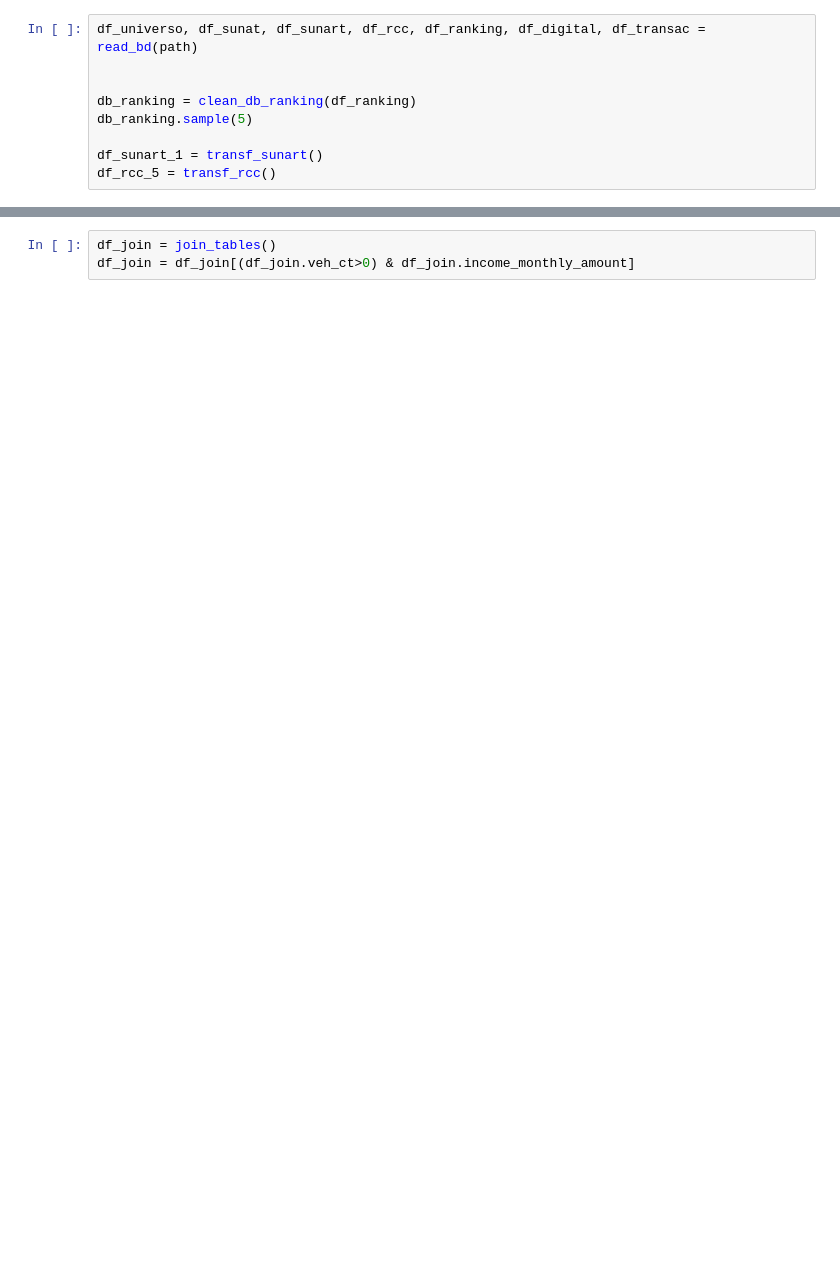
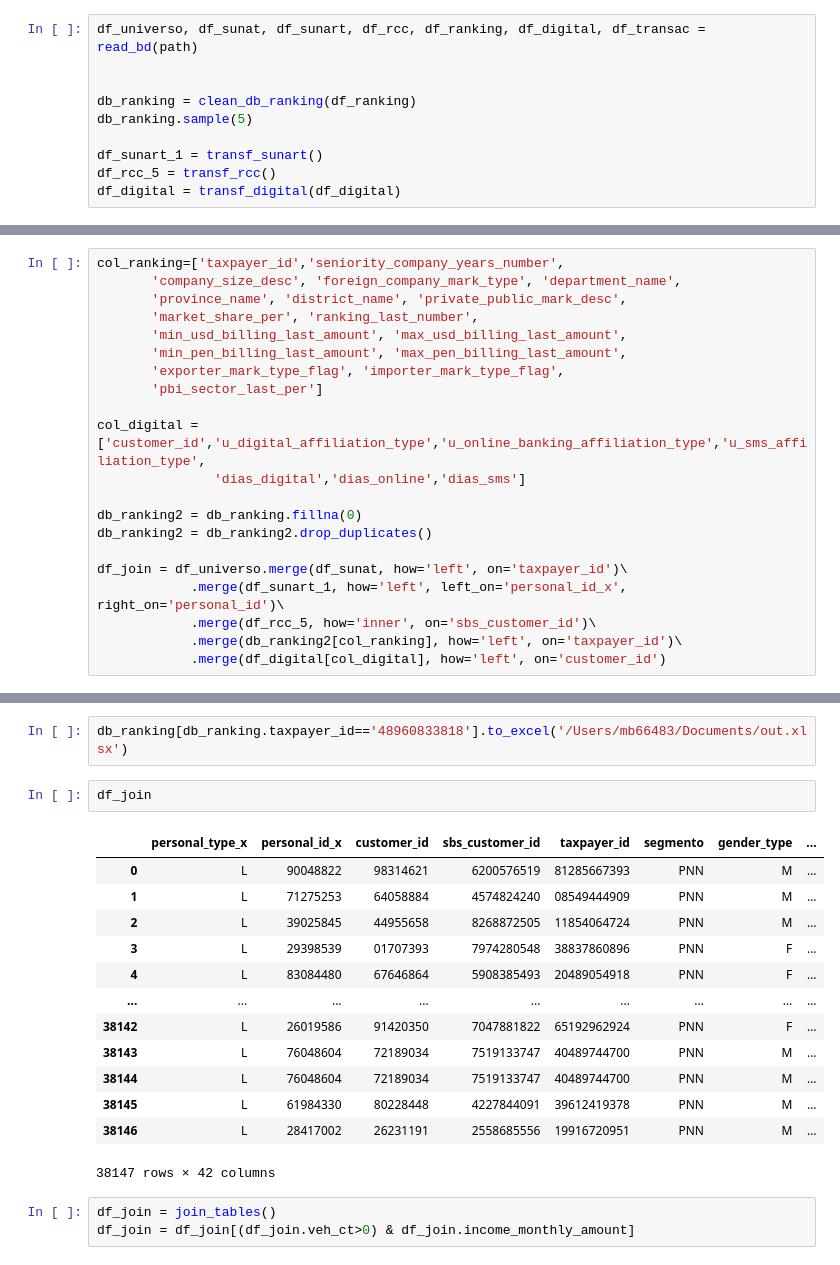
Before and after one commit to Benjacho/credito_pyme_bbva, a Jupyter notebook: APYME_Main.ipynb, the cells around one changed output, grey strips where cells are left out. Drawn from its saved outputs; the diff is of its cells as text; blank space fills up the shorter version.

```diff
--- a/APYME_Main.ipynb
+++ b/APYME_Main.ipynb
@@ -10,3 +12,4 @@ db_ranking.sample(5)
 
 df_sunart_1 = transf_sunart()
 df_rcc_5 = transf_rcc()
+df_digital = transf_digital(df_digital)
@@ -12,0 +24,21 @@ df_rcc_5 = transf_rcc()
+# %%
+col_ranking=['taxpayer_id','seniority_company_years_number',
+       'company_size_desc', 'foreign_company_mark_type', 'department_name',
+       'province_name', 'district_name', 'private_public_mark_desc',
+       'market_share_per', 'ranking_last_number',
+       'min_usd_billing_last_amount', 'max_usd_billing_last_amount',
+       'min_pen_billing_last_amount', 'max_pen_billing_last_amount',
+       'exporter_mark_type_flag', 'importer_mark_type_flag',
+       'pbi_sector_last_per']
+
+col_digital = ['customer_id','u_digital_affiliation_type','u_online_banking_affiliation_type','u_sms_affiliation_type',
+               'dias_digital','dias_online','dias_sms']
+
+db_ranking2 = db_ranking.fillna(0)
+db_ranking2 = db_ranking2.drop_duplicates()
+
+df_join = df_universo.merge(df_sunat, how='left', on='taxpayer_id')\
+            .merge(df_sunart_1, how='left', left_on='personal_id_x', right_on='personal_id')\
+            .merge(df_rcc_5, how='inner', on='sbs_customer_id')\
+            .merge(db_ranking2[col_ranking], how='left', on='taxpayer_id')\
+            .merge(df_digital[col_digital], how='left', on='customer_id')
@@ -13,3 +159,21 @@ df_rcc_5 = transf_rcc()
+# %%
+db_ranking[db_ranking.taxpayer_id=='48960833818'].to_excel('/Users/mb66483/Documents/out.xlsx')
+# %%
+df_join
+# %% [output]
+|  | personal_type_x | personal_id_x | customer_id | sbs_customer_id | taxpayer_id | segmento | gender_type | ... |
+| 0 | L | 90048822 | 98314621 | 6200576519 | 81285667393 | PNN | M | ... |
+| 1 | L | 71275253 | 64058884 | 4574824240 | 08549444909 | PNN | M | ... |
+| 2 | L | 39025845 | 44955658 | 8268872505 | 11854064724 | PNN | M | ... |
+| 3 | L | 29398539 | 01707393 | 7974280548 | 38837860896 | PNN | F | ... |
+| 4 | L | 83084480 | 67646864 | 5908385493 | 20489054918 | PNN | F | ... |
+| ... | ... | ... | ... | ... | ... | ... | ... | ... |
+| 38142 | L | 26019586 | 91420350 | 7047881822 | 65192962924 | PNN | F | ... |
+| 38143 | L | 76048604 | 72189034 | 7519133747 | 40489744700 | PNN | M | ... |
+| 38144 | L | 76048604 | 72189034 | 7519133747 | 40489744700 | PNN | M | ... |
+| 38145 | L | 61984330 | 80228448 | 4227844091 | 39612419378 | PNN | M | ... |
+| 38146 | L | 28417002 | 26231191 | 2558685556 | 19916720951 | PNN | M | ... |
+38147 rows × 42 columns
 # %%
 df_join = join_tables()
 df_join = df_join[(df_join.veh_ct>0) & df_join.income_monthly_amount]
```
Also changed, not shown: parts of 28 cells of this notebook, 3 other files.
